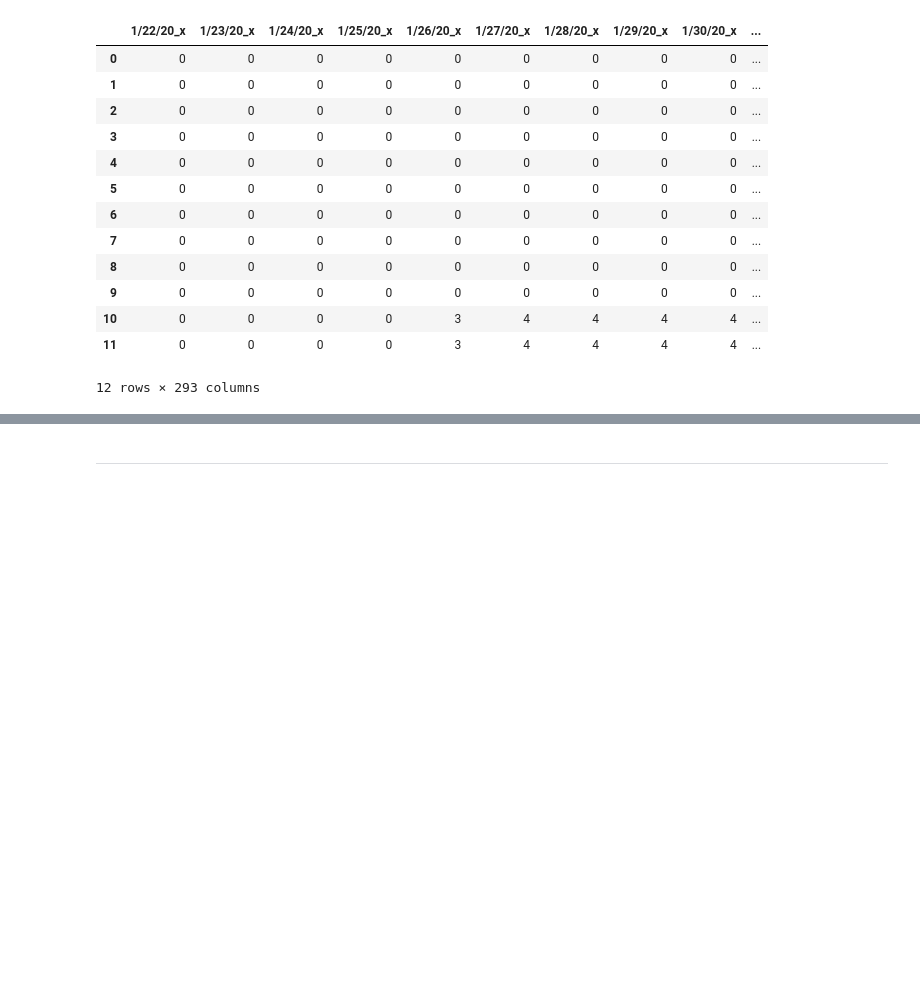
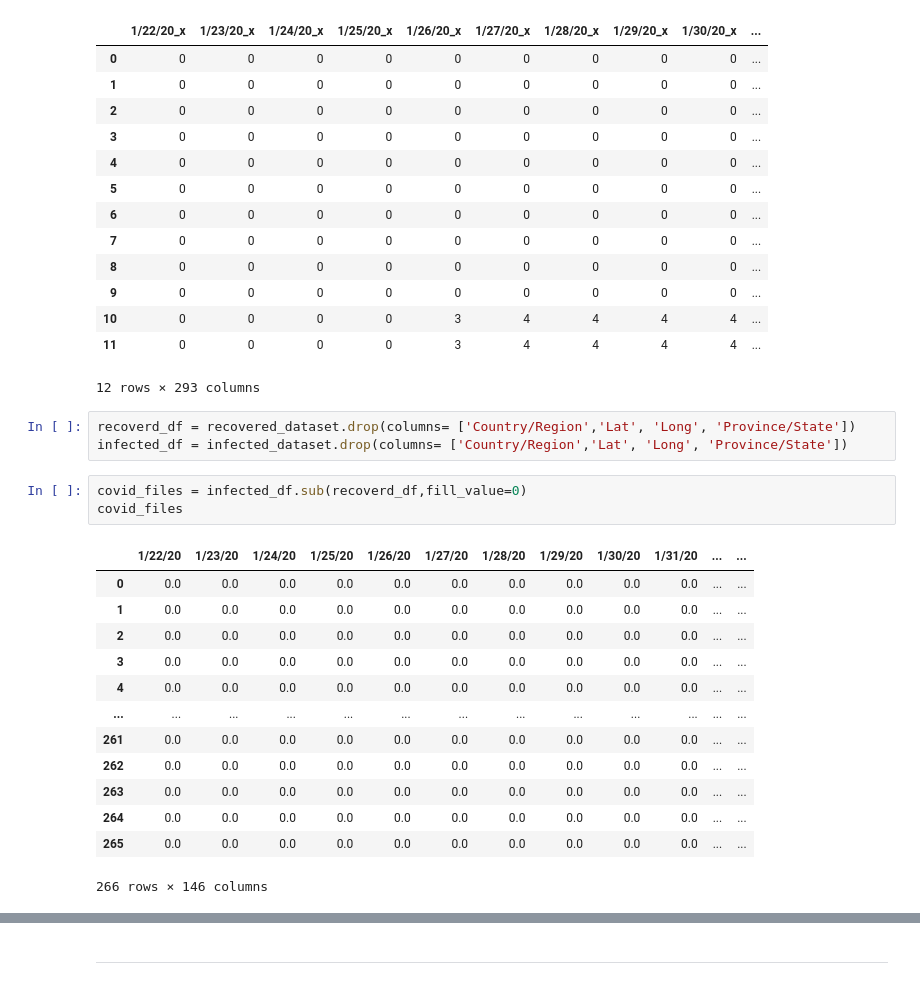
Before and after one commit to GALACICEK/DataScience, a Jupyter notebook: Exercises/exercises-2.ipynb, the cells around one changed output, grey strips where cells are left out. Cells and saved outputs as stored; diff of their text form; blank space fills up the shorter version.

```diff
--- a/Exercises/exercises-2.ipynb
+++ b/Exercises/exercises-2.ipynb
@@ -729,3 +729,23 @@ merged_covid_files2
 | 10 | 0 | 0 | 0 | 0 | 3 | 4 | 4 | 4 | 4 | ... |
 | 11 | 0 | 0 | 0 | 0 | 3 | 4 | 4 | 4 | 4 | ... |
 12 rows × 293 columns
+# %%
+recoverd_df = recovered_dataset.drop(columns= ['Country/Region','Lat', 'Long', 'Province/State'])
+infected_df = infected_dataset.drop(columns= ['Country/Region','Lat', 'Long', 'Province/State'])
+# %%
+covid_files = infected_df.sub(recoverd_df,fill_value=0)
+covid_files
+# %% [output]
+|  | 1/22/20 | 1/23/20 | 1/24/20 | 1/25/20 | 1/26/20 | 1/27/20 | 1/28/20 | 1/29/20 | 1/30/20 | 1/31/20 | ... | ... |
+| 0 | 0.0 | 0.0 | 0.0 | 0.0 | 0.0 | 0.0 | 0.0 | 0.0 | 0.0 | 0.0 | ... | ... |
+| 1 | 0.0 | 0.0 | 0.0 | 0.0 | 0.0 | 0.0 | 0.0 | 0.0 | 0.0 | 0.0 | ... | ... |
+| 2 | 0.0 | 0.0 | 0.0 | 0.0 | 0.0 | 0.0 | 0.0 | 0.0 | 0.0 | 0.0 | ... | ... |
+| 3 | 0.0 | 0.0 | 0.0 | 0.0 | 0.0 | 0.0 | 0.0 | 0.0 | 0.0 | 0.0 | ... | ... |
+| 4 | 0.0 | 0.0 | 0.0 | 0.0 | 0.0 | 0.0 | 0.0 | 0.0 | 0.0 | 0.0 | ... | ... |
+| ... | ... | ... | ... | ... | ... | ... | ... | ... | ... | ... | ... | ... |
+| 261 | 0.0 | 0.0 | 0.0 | 0.0 | 0.0 | 0.0 | 0.0 | 0.0 | 0.0 | 0.0 | ... | ... |
+| 262 | 0.0 | 0.0 | 0.0 | 0.0 | 0.0 | 0.0 | 0.0 | 0.0 | 0.0 | 0.0 | ... | ... |
+| 263 | 0.0 | 0.0 | 0.0 | 0.0 | 0.0 | 0.0 | 0.0 | 0.0 | 0.0 | 0.0 | ... | ... |
+| 264 | 0.0 | 0.0 | 0.0 | 0.0 | 0.0 | 0.0 | 0.0 | 0.0 | 0.0 | 0.0 | ... | ... |
+| 265 | 0.0 | 0.0 | 0.0 | 0.0 | 0.0 | 0.0 | 0.0 | 0.0 | 0.0 | 0.0 | ... | ... |
+266 rows × 146 columns
```
Also changed, not shown: parts of 4 cells of this notebook, 1 other file.
